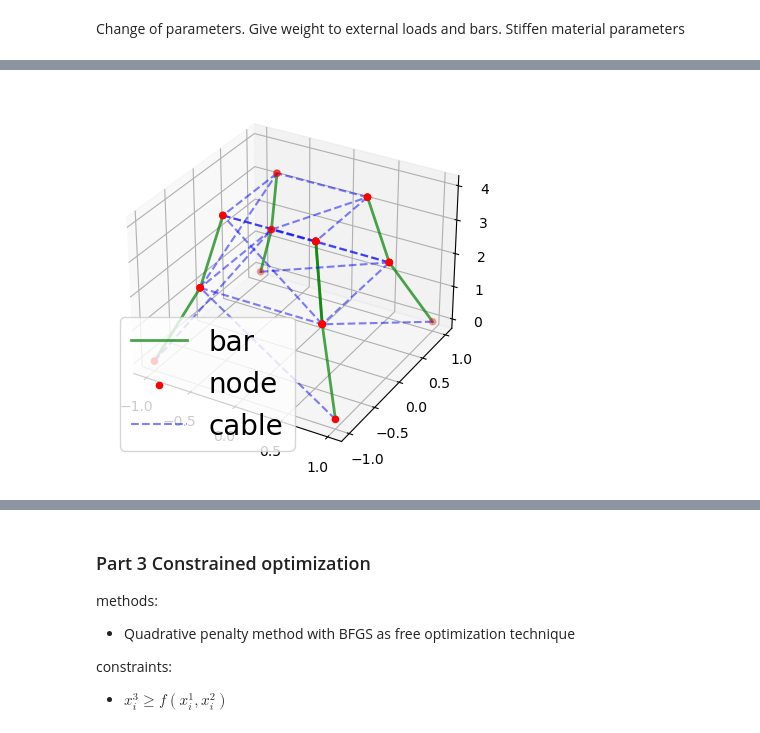
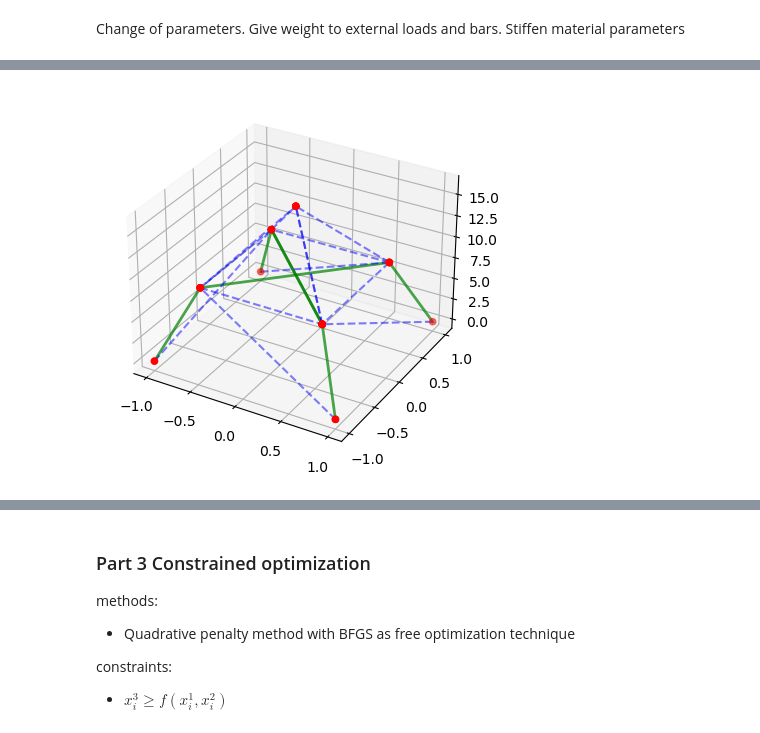
Before and after one commit to markus0800/Project_TMA4180, a Jupyter notebook: project_optimization.ipynb, the cells around one changed output, grey strips where cells are left out. Cells and saved outputs as stored; diff of their text form; code cells hidden in the pictures.

```diff
--- a/project_optimization.ipynb
+++ b/project_optimization.ipynb
@@ -270,43 +388,42 @@ number of BFGS steps = 24, number of step size optimization = 26, norm of gradie
 # %%
-N = 12
+N = 9
 X = np.zeros((3,N))
 A = np.zeros((N,N))
 B = np.zeros((N,N))
 L = np.ones((N,N))
 a = 1
 b = 2/3
-c = 2
+c = 8
 d = 1/2
-e = 4
+e = 16
 X[:,0] = [a,a,0]
 X[:,1] = [-a,a,0]
 X[:,2] = [-a,-a,0]
 X[:,3] = [a,-a,0]
 
 X[:,4] = [b,b,c]
 X[:,5] = [-b,b,c]
 X[:,6] = [-b,-b,c]
 X[:,7] = [b,-b,c]
 
-X[:,8] = [d,d,e]
-X[:,9] = [-d,d,e]
-X[:,10] = [-d,-d,e]
-X[:,11] = [d,-d,e]
+X[:,8] = [0,0,e]
 
 
-cable_edges = np.array([[1,4], [2,5], [3,6], [0,7], [4,5], [5,6], [6,7], [7,4], [4,11], [5,8], [6,9], [7,10], [8,9], [9,10], [10,11], [8,11]])
-bar_edges = np.array([[0,4], [1,5], [2,6], [3,7], [4,8], [5,9],[6,10],[7,11]])
+cable_edges = np.array([[1,4], [2,5], [3,6], [0,7], [4,5], [5,6], [6,7], [7,4]])
+bar_edges = np.array([[0,4], [1,5], [2,6], [3,7], [4, 6], [5,7]])
+edges = np.array([[4,8],[5,8], [6,8], [7,8]])
 create_edge(A, cable_edges)
 create_edge(B, bar_edges)
 fixed_points = [0,1,2,3]
 
-edges = np.array([[4,5],[5,6],[6,7],[4,7]])
-create_edge(L,cable_edges, 2)
-create_edge(L,bar_edges, 1.4)
+create_edge(L,cable_edges, 3)
+create_edge(L,bar_edges, 2)
+create_edge(A,edges, 0.5)
+create_edge(L,edges, 0.5)
 
 ax1 = plt.axes(projection = '3d')
 plot_bar_net(X, B, ax1)
 plot_cable_net(X, A, ax1)
 # %% [output]
-[figure, old version]
+[figure, new version]
 # %%
```
Also changed, not shown: parts of 19 cells of this notebook, 1 other file.
